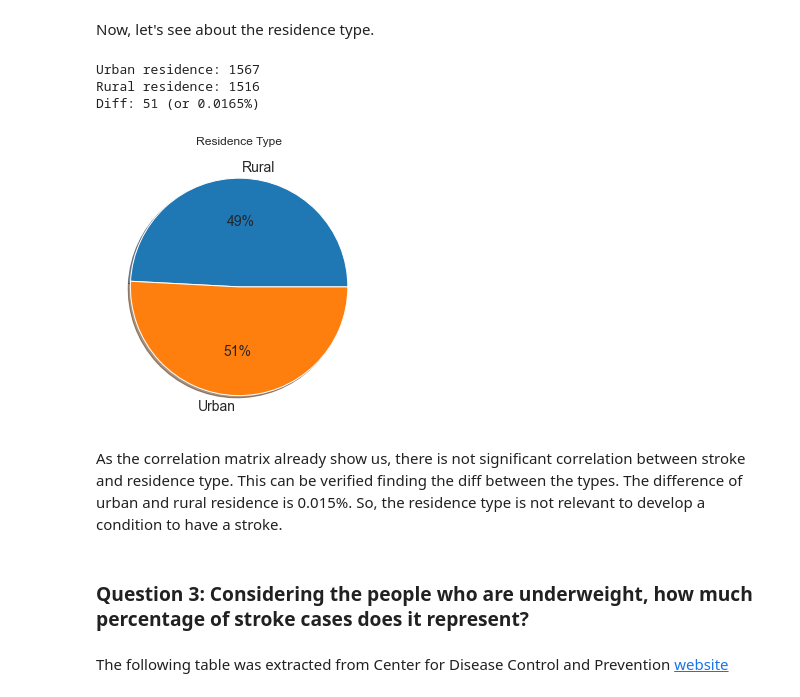
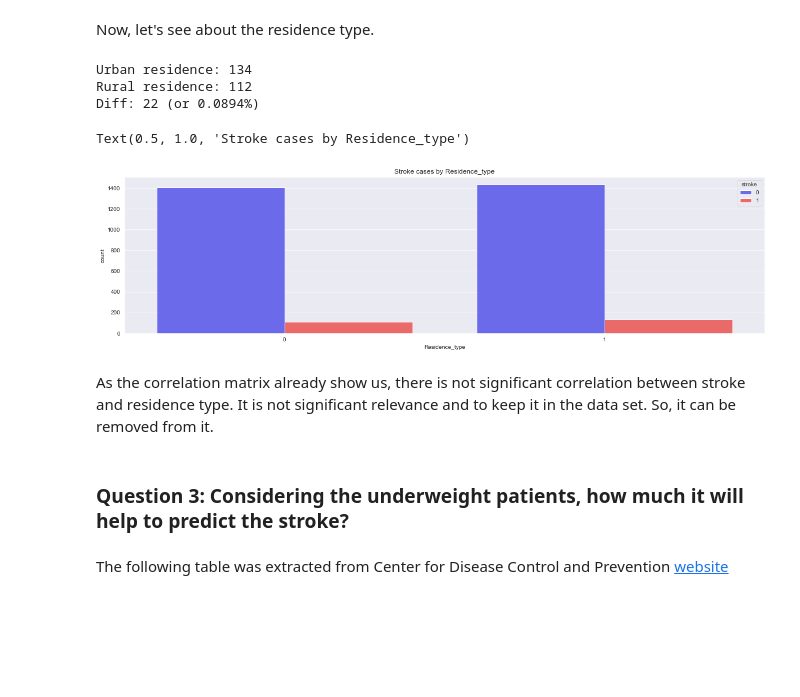
Before and after one commit to R-Kawabata/introduction_to_crisp_dm_using_stroke_data_set, a Jupyter notebook: introduction_to_crisp_dm_using_stroke_data_set.ipynb, the cells around one changed output. Cells and saved outputs as stored; diff of their text form; code cells hidden in the pictures; blank space fills up the shorter version.

Commit message:
Update introduction_to_crisp_dm_using_stroke_data_set.ipynb
fixing some parts

```diff
--- a/introduction_to_crisp_dm_using_stroke_data_set.ipynb
+++ b/introduction_to_crisp_dm_using_stroke_data_set.ipynb
@@ -386,29 +386,29 @@ As a conclusion, this data may help to predict the stroke.
 Now, let's see about the residence type.
 # %%
 #resident type
-stroke_urban = np.sum(df['Residence_type'] == 1)
-stroke_rural = np.sum(df['Residence_type'] == 0)
+stroke_urban = np.sum(df_stroke['Residence_type'] == 1)
+stroke_rural = np.sum(df_stroke['Residence_type'] == 0)
 res_diff = stroke_urban - stroke_rural
 
 print('Urban residence: {}'.format(stroke_urban))
 print('Rural residence: {}'.format(stroke_rural))
 print('Diff: {} (or {:.3}%)'.format(res_diff, res_diff/(stroke_urban + stroke_rural)))
-
-fig, ax = plt.subplots(figsize=(10,5))
-labels = ['Rural', 'Urban']
-sizes = [stroke_rural, stroke_urban]
-ax.pie(x=sizes, labels=labels, shadow=True, autopct='%.0f%%', textprops={'fontsize': 14})
-ax.set_title('Residence Type')
-plt.show()
 # %% [output]
-Urban residence: 1567
-Rural residence: 1516
-Diff: 51 (or 0.0165%)
+Urban residence: 134
+Rural residence: 112
+Diff: 22 (or 0.0894%)
-[figure, removed]
+# %%
+plt.figure(figsize=(20,5))
+sns.set_style("darkgrid")
+fig = sns.countplot(data=df, x='Residence_type', hue='stroke', palette='seismic')
+plt.title('Stroke cases by Residence_type')
+# %% [output]
+Text(0.5, 1.0, 'Stroke cases by Residence_type')
+[figure, added]
 # %% [markdown]
-As the correlation matrix already show us, there is not significant correlation between stroke and residence type. This can be verified finding the diff between the types. The difference of urban and rural residence is 0.015%. So, the residence type is not relevant to develop a condition to have a stroke.
+As the correlation matrix already show us, there is not significant correlation between stroke and residence type. It is not significant relevance and to keep it in the data set. So, it can be removed from it.
 # %% [markdown]
-### **Question 3: Considering the people who are underweight, how much percentage of stroke cases does it represent?**
+### **Question 3: Considering the underweight patients, how much it will help to predict the stroke?**
 # %% [markdown]
 The following table was extracted from Center for Disease Control and Prevention [website](https://www.cdc.gov/healthyweight/assessing/bmi/adult_bmi/index.html)
 # %% [markdown]
```
Also changed, not shown: parts of 14 cells of this notebook.
